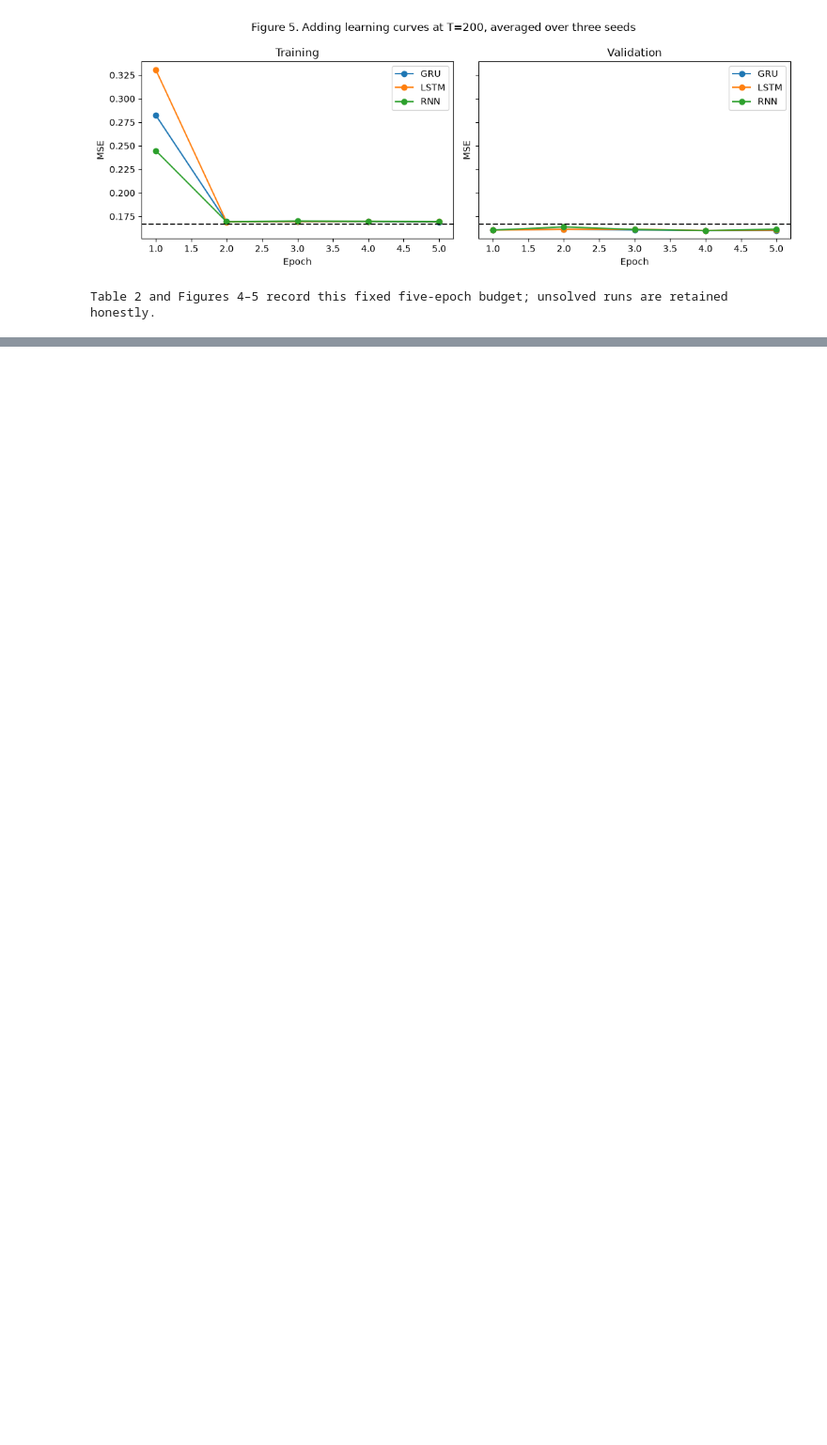
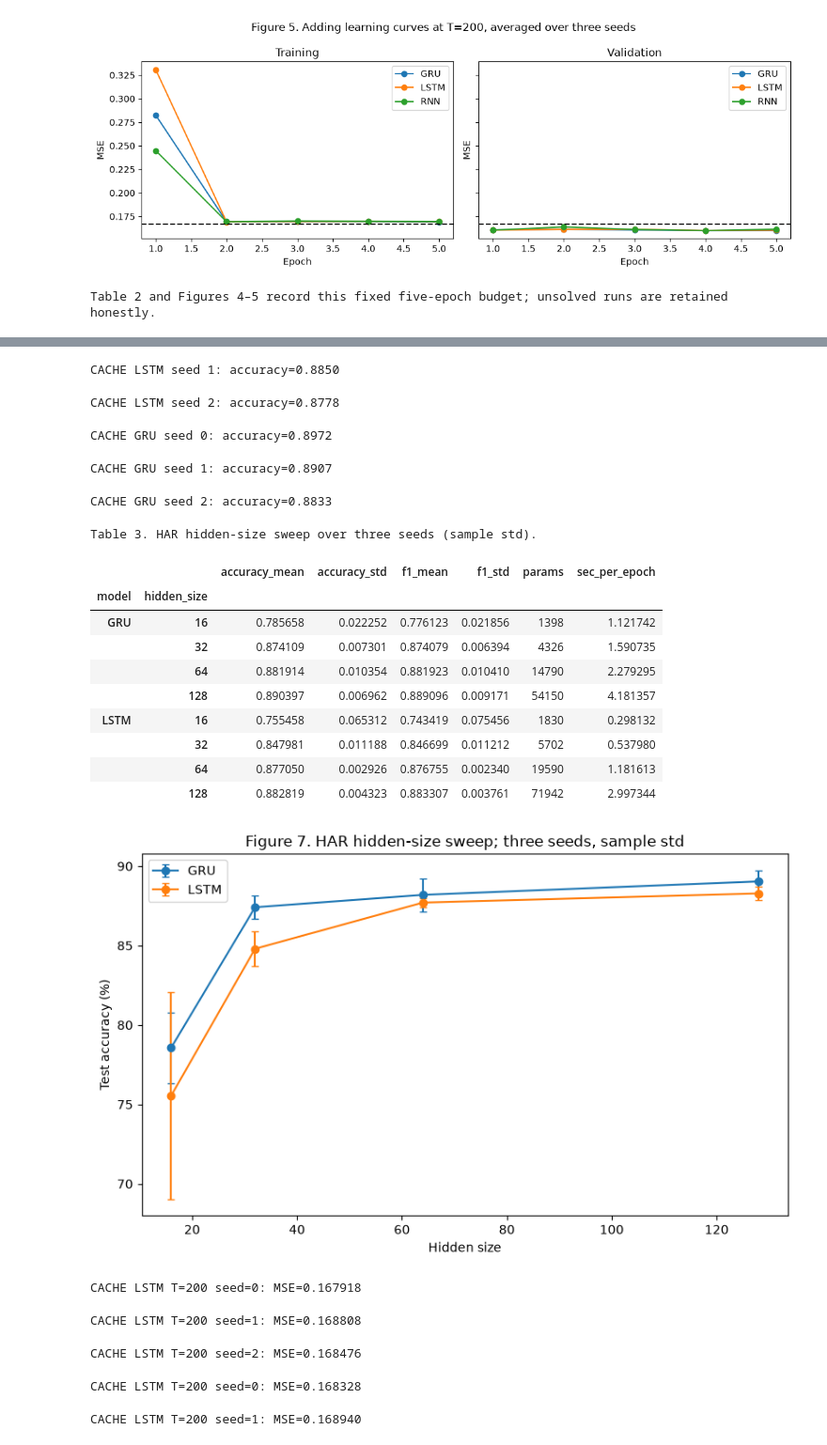
Before and after one commit to tusharviradiya/aiml-dnn-assignment-2, a Jupyter notebook: problem1/problem1.ipynb, the cells around one changed output, grey strips where cells are left out. Shown at 94% size. Cells and saved outputs as stored; diff of their text form; code cells hidden in the pictures; blank space fills up the shorter version.

```diff
--- a/problem1/problem1.ipynb
+++ b/problem1/problem1.ipynb
@@ -1226,0 +1409,52 @@ Table 2 and Figures 4–5 record this fixed five-epoch budget; unsolved runs are
+# %%
+sweep_runs.append(sweep_har('LSTM',128,1))
+# %% [output]
+CACHE LSTM seed 1: accuracy=0.8850
+# %%
+sweep_runs.append(sweep_har('LSTM',128,2))
+# %% [output]
+CACHE LSTM seed 2: accuracy=0.8778
+# %%
+sweep_runs.append(sweep_har('GRU',128,0))
+# %% [output]
+CACHE GRU seed 0: accuracy=0.8972
+# %%
+sweep_runs.append(sweep_har('GRU',128,1))
+# %% [output]
+CACHE GRU seed 1: accuracy=0.8907
+# %%
+sweep_runs.append(sweep_har('GRU',128,2))
+# %% [output]
+CACHE GRU seed 2: accuracy=0.8833
+# %%
+assert len(sweep_runs)==24
+sweep_table=pd.DataFrame([dict(model=r['model'],hidden_size=r['hidden_size'],seed=r['seed'],
+    test_acc=r['row']['test_acc'],macro_f1=r['row']['macro_f1'],params=r['row']['params'],sec_per_epoch=r['row']['sec_per_epoch'],
+    val_macro_f1=r['best_val_f1'],best_epoch=r['best_epoch']) for r in sweep_runs])
+sweep_summary=sweep_table.groupby(['model','hidden_size']).agg(accuracy_mean=('test_acc','mean'),accuracy_std=('test_acc','std'),
+    f1_mean=('macro_f1','mean'),f1_std=('macro_f1','std'),params=('params','first'),sec_per_epoch=('sec_per_epoch','mean'))
+assert not sweep_summary.isna().any().any()
+sweep_table.to_csv(METRICS/'har_hidden_sweep_runs.csv',index=False)
+sweep_summary.to_csv(METRICS/'har_hidden_sweep_summary.csv')
+pd.DataFrame([dict(hidden_size=r['hidden_size'],**e) for r in sweep_runs for e in r['history']]).to_csv(METRICS/'har_hidden_sweep_history.csv',index=False)
+pd.DataFrame([dict(hidden_size=r['hidden_size'],model=r['model'],seed=r['seed'],sample=i,predicted=p)
+              for r in sweep_runs for i,p in enumerate(r['predictions'])]).to_csv(METRICS/'har_hidden_sweep_predictions.csv',index=False)
+print('Table 3. HAR hidden-size sweep over three seeds (sample std).');display(sweep_summary)
+fig,ax=plt.subplots(figsize=(8,5))
+for kind,g in sweep_summary.reset_index().groupby('model'):
+    ax.errorbar(g.hidden_size,g.accuracy_mean*100,yerr=g.accuracy_std*100,marker='o',capsize=3,label=kind)
+ax.set(xlabel='Hidden size',ylabel='Test accuracy (%)',title='Figure 7. HAR hidden-size sweep; three seeds, sample std');ax.legend()
+fig.tight_layout();fig.savefig(FIGURES/'har_hidden_sweep.png',dpi=150);plt.show()
+# %% [output]
+Table 3. HAR hidden-size sweep over three seeds (sample std).
+|  |  | accuracy_mean | accuracy_std | f1_mean | f1_std | params | sec_per_epoch |
+| model | hidden_size |  |  |  |  |  |  |
+| GRU | 16 | 0.785658 | 0.022252 | 0.776123 | 0.021856 | 1398 | 1.121742 |
+|  | 32 | 0.874109 | 0.007301 | 0.874079 | 0.006394 | 4326 | 1.590735 |
+|  | 64 | 0.881914 | 0.010354 | 0.881923 | 0.010410 | 14790 | 2.279295 |
+|  | 128 | 0.890397 | 0.006962 | 0.889096 | 0.009171 | 54150 | 4.181357 |
+| LSTM | 16 | 0.755458 | 0.065312 | 0.743419 | 0.075456 | 1830 | 0.298132 |
+|  | 32 | 0.847981 | 0.011188 | 0.846699 | 0.011212 | 5702 | 0.537980 |
+|  | 64 | 0.877050 | 0.002926 | 0.876755 | 0.002340 | 19590 | 1.181613 |
+|  | 128 | 0.882819 | 0.004323 | 0.883307 | 0.003761 | 71942 | 2.997344 |
+[figure, added]
@@ -1226,0 +1471,20 @@ Table 2 and Figures 4–5 record this fixed five-epoch budget; unsolved runs are
+# %%
+forget_runs.append(run_forget_ablation(0,0))
+# %% [output]
+CACHE LSTM T=200 seed=0: MSE=0.167918
+# %%
+forget_runs.append(run_forget_ablation(0,1))
+# %% [output]
+CACHE LSTM T=200 seed=1: MSE=0.168808
+# %%
+forget_runs.append(run_forget_ablation(0,2))
+# %% [output]
+CACHE LSTM T=200 seed=2: MSE=0.168476
+# %%
+forget_runs.append(run_forget_ablation(1,0))
+# %% [output]
+CACHE LSTM T=200 seed=0: MSE=0.168328
+# %%
+forget_runs.append(run_forget_ablation(1,1))
+# %% [output]
+CACHE LSTM T=200 seed=1: MSE=0.168940
```
Also changed, not shown: parts of 31 cells of this notebook, 22 other files.
